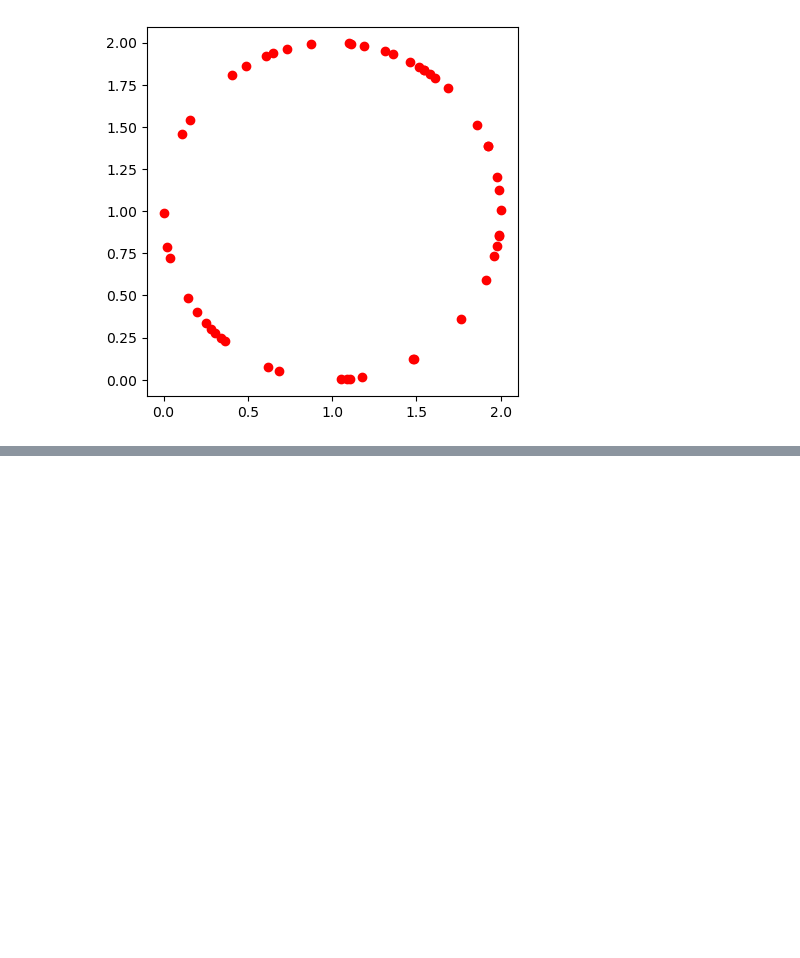
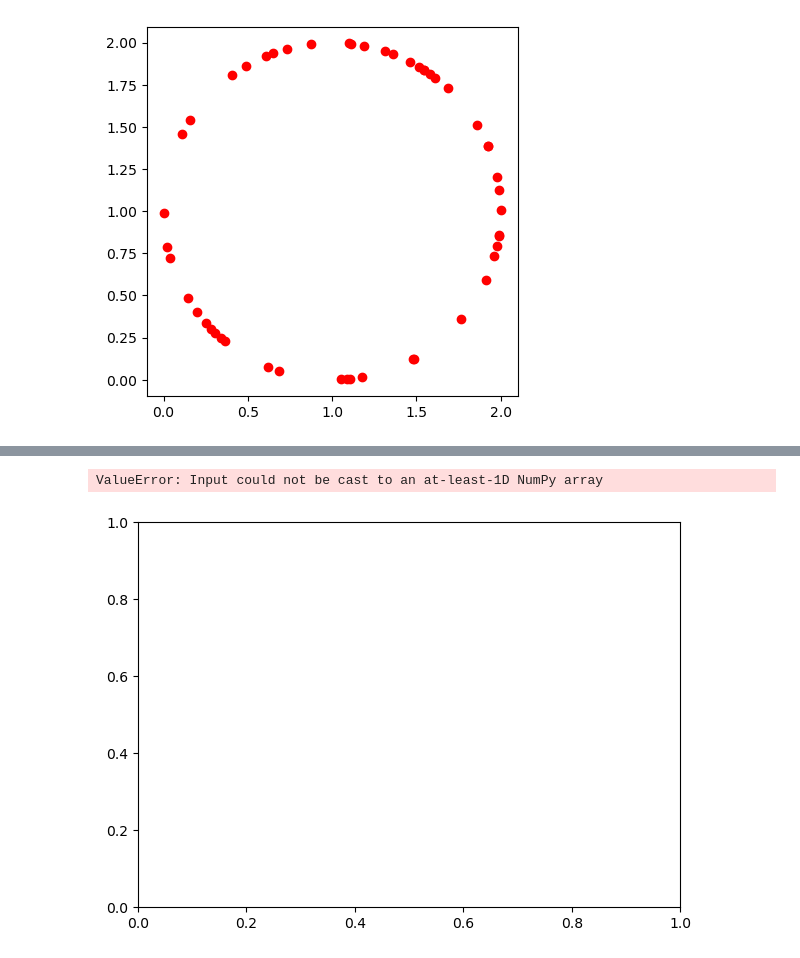
Before and after one commit to jakecreate/cs179m-project1-tsp, a Jupyter notebook: notebooks/experiment_track.ipynb, the cells around one changed output, grey strips where cells are left out. Cells and saved outputs as stored; diff of their text form; code cells hidden in the pictures; blank space fills up the shorter version.

```diff
--- a/notebooks/experiment_track.ipynb
+++ b/notebooks/experiment_track.ipynb
@@ -34,0 +42,10 @@ plt.legend()
+# %%
+fig, ax = plt.subplots(figsize=(7,5))
+ax.plot(np.arange(0, 100), 201, label='ground truth')
+ax.plot(X_sa[:, 0], X_sa[:, 1], label='simulated annealing')
+ax.plot(X_rs[:, 0], X_rs[:, 1], label='random search')
+
+plt.legend()
+# %% [output]
+ValueError: Input could not be cast to an at-least-1D NumPy array
+[figure, added]
```
Also changed, not shown: parts of 2 cells of this notebook, 2 other files.
